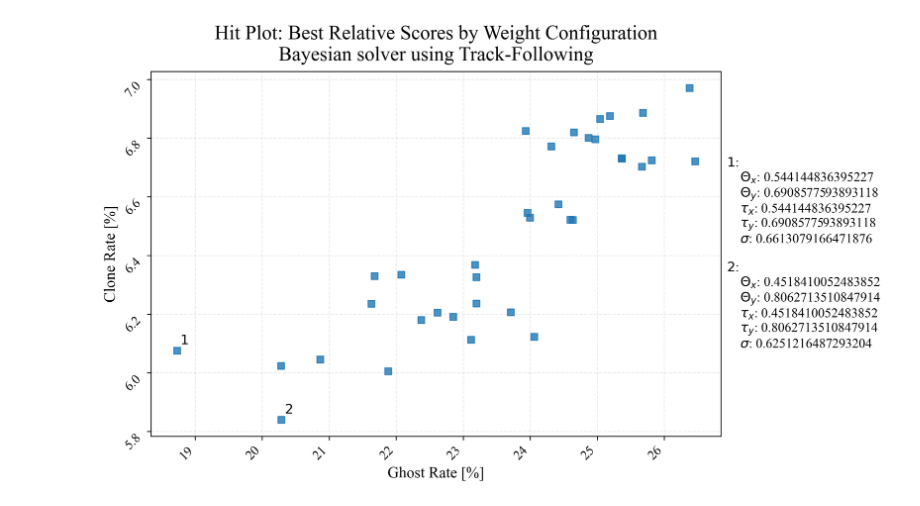
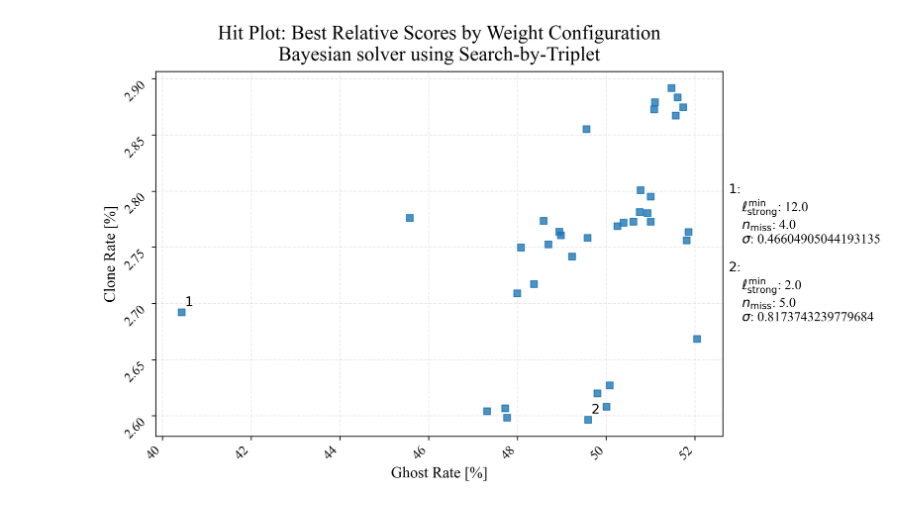
Before and after one commit to SvenHockers/velopix_tracking, a Jupyter notebook: results/Example_multiple_results.ipynb, the cells around one changed output. Drawn from its saved outputs; the diff is of its cells as text; code cells hidden in the pictures.

```diff
--- a/results/Example_multiple_results.ipynb
+++ b/results/Example_multiple_results.ipynb
@@ -100,7 +100,7 @@ def collect_best_records(
     result = pd.concat(best_slices, ignore_index=True)
     return result
 # %%
-reconstruction_algo = "TF"
+reconstruction_algo = "ST"
 solver="Bayesian"
 
 df_best = collect_best_records("results/", solver, reconstruction_algo)
@@ -237,25 +237,19 @@ else:
 # %%
 plot_score_scatter_by_params(
     df_best,
     x_param='event_avg_ghost_rate',
     y_param='clone_percentage',
-    annotate_cols=[
-        "max_slope_x",
-        "max_slope_y",
-        "max_tol_x",
-        "max_tol_y",
-        "scatter"
-    ],
+    annotate_cols=annotate_cols,
     col_labels=col_labels,
     annotate_markers=[r'$1$', r'$2$'],
     figsize=(10, 6),
     marker='s',
     title=f"Hit Plot: Best Relative Scores by Weight Configuration\n{solver} solver using {'Track-Following' if reconstruction_algo == 'TF' else 'Search-by-Triplet'}",
     XTitle="Ghost Rate [%]",
     YTitle="Clone Rate [%]"
 )
 # %% [output]
-[figure, old version]
+[figure, new version]
 # %%
 df_best.head()
 # %% [output]
```
Also changed, not shown: parts of 1 cell of this notebook.
